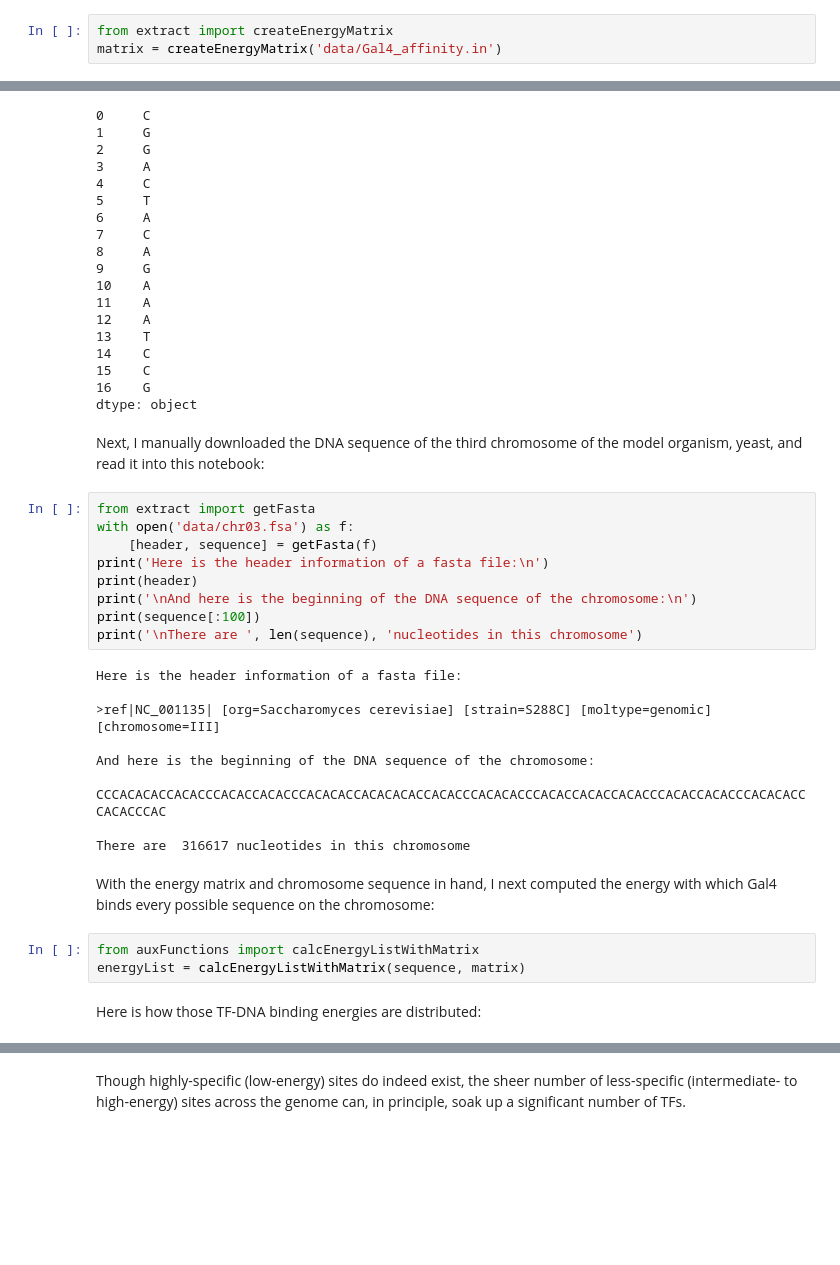
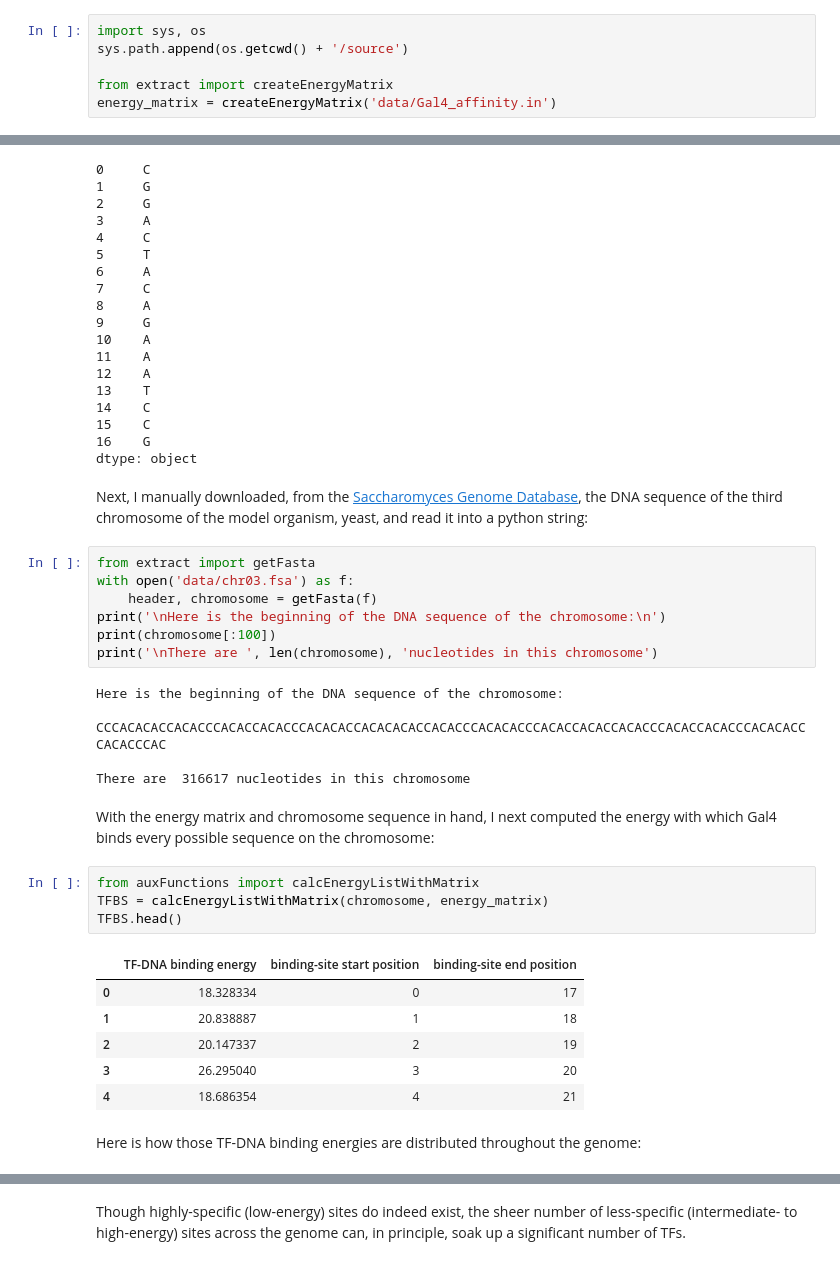
Before and after one commit to petermchale/yeast_bioinformatics, a Jupyter notebook: TFBS.ipynb, the cells around one changed output, grey strips where cells are left out. Saved outputs shown, nothing was run; the diff lists cells and outputs as text; blank space fills up the shorter version.

```diff
--- a/TFBS.ipynb
+++ b/TFBS.ipynb
@@ -35,5 +27,8 @@ K(\vec{s}) \propto e^{-\beta E(\vec{s})}
 
 for all sequences $\vec{s}$ that differ in just one nucleotide from a given sequence, which I manually fetched from the literature [[Liang et al 1996](https://www.ncbi.nlm.nih.gov/pubmed/8668194)], and stored as a list of dictionaries:
 # %%
+import sys, os
+sys.path.append(os.getcwd() + '/source')
+
 from extract import createEnergyMatrix
-matrix = createEnergyMatrix('data/Gal4_affinity.in')
+energy_matrix = createEnergyMatrix('data/Gal4_affinity.in')
@@ -91,22 +86,16 @@ print(df.idxmin(axis=1))
 16    G
 dtype: object
 # %% [markdown]
-Next, I manually downloaded the DNA sequence of the third chromosome of the model organism, yeast, and read it into this notebook:
+Next, I manually downloaded, from the [Saccharomyces Genome Database](http://www.yeastgenome.org/), the DNA sequence of the third chromosome of the model organism, yeast, and read it into a python string:
 # %%
 from extract import getFasta
 with open('data/chr03.fsa') as f:
-    [header, sequence] = getFasta(f)
-print('Here is the header information of a fasta file:\n')
-print(header)
-print('\nAnd here is the beginning of the DNA sequence of the chromosome:\n')
-print(sequence[:100])
-print('\nThere are ', len(sequence), 'nucleotides in this chromosome')
+    header, chromosome = getFasta(f)
+print('\nHere is the beginning of the DNA sequence of the chromosome:\n')
+print(chromosome[:100])
+print('\nThere are ', len(chromosome), 'nucleotides in this chromosome')
 # %% [output]
-Here is the header information of a fasta file:
-
->ref|NC_001135| [org=Saccharomyces cerevisiae] [strain=S288C] [moltype=genomic] [chromosome=III]
-
-And here is the beginning of the DNA sequence of the chromosome:
+Here is the beginning of the DNA sequence of the chromosome:
 
 CCCACACACCACACCCACACCACACCCACACACCACACACACCACACCCACACACCCACACCACACCACACCCACACCACACCCACACACCCACACCCAC
 
@@ -115,9 +104,17 @@ There are  316617 nucleotides in this chromosome
 With the energy matrix and chromosome sequence in hand, I next computed the energy with which Gal4 binds every possible sequence on the chromosome:
 # %%
 from auxFunctions import calcEnergyListWithMatrix
-energyList = calcEnergyListWithMatrix(sequence, matrix)
+TFBS = calcEnergyListWithMatrix(chromosome, energy_matrix)
+TFBS.head()
+# %% [output]
+|  | TF-DNA binding energy | binding-site start position | binding-site end position |
+| 0 | 18.328334 | 0 | 17 |
+| 1 | 20.838887 | 1 | 18 |
+| 2 | 20.147337 | 2 | 19 |
+| 3 | 26.295040 | 3 | 20 |
+| 4 | 18.686354 | 4 | 21 |
 # %% [markdown]
-Here is how those TF-DNA binding energies are distributed:
+Here is how those TF-DNA binding energies are distributed throughout the genome:
 # %%
 import numpy as np
 from matplotlib import pyplot as plt
```
Also changed, not shown: parts of 16 cells of this notebook, 1 other file.
